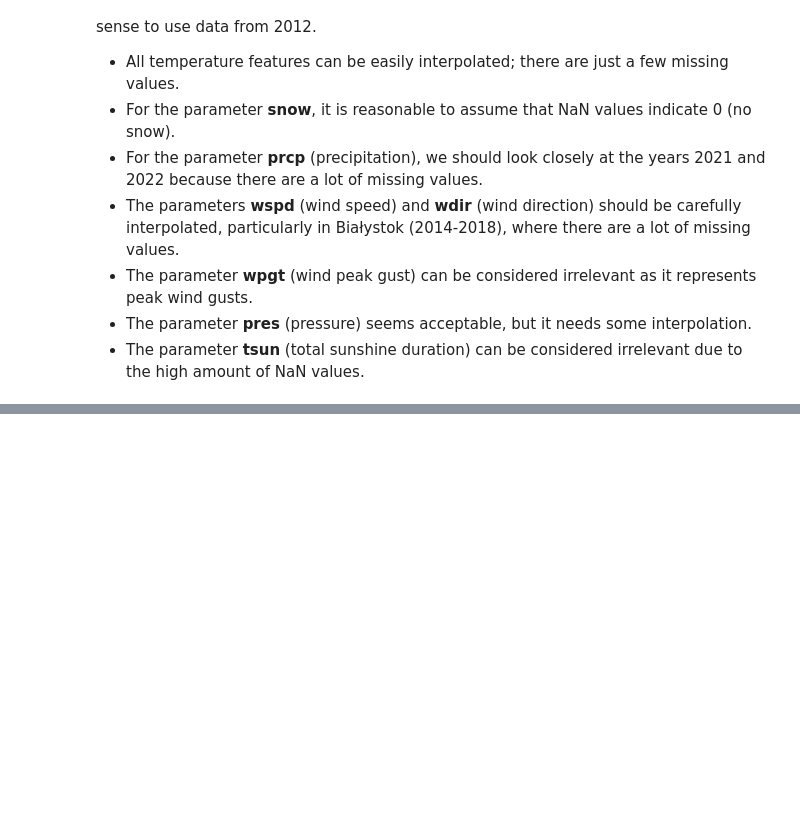
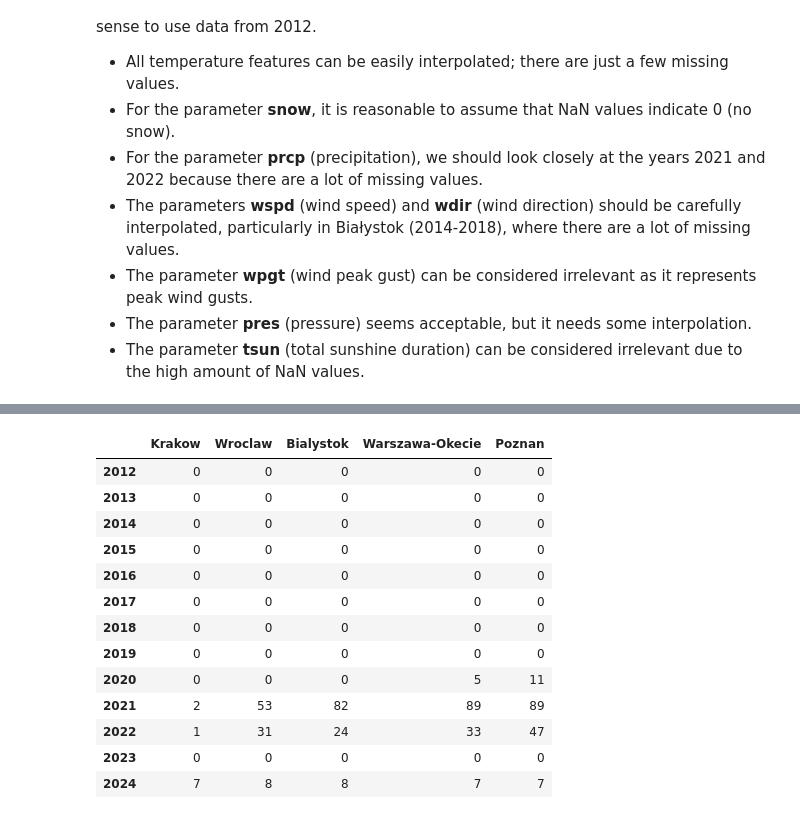
Before and after one commit to Matthev00/Meteo_model, a Jupyter notebook: notebooks/02_exploratory_data_analysis.ipynb, the cells around one changed output, grey strips where cells are left out. Saved outputs shown, nothing was run; the diff lists cells and outputs as text; code cells hidden in the pictures; blank space fills up the shorter version.

Commit message:
chore: figuring out how to handle missing values in data Related #6 #11

```diff
--- a/notebooks/02_exploratory_data_analysis.ipynb
+++ b/notebooks/02_exploratory_data_analysis.ipynb
@@ -407,0 +488,3 @@ After a thorough analysis of the occurrence of NaN values, I conclude that it ma
+# %%
+for df, file_name in dataframes:
+    df['pres'].interpolate(method='linear', limit=2, limit_direction='both', inplace=True)
@@ -407,0 +500,4 @@ After a thorough analysis of the occurrence of NaN values, I conclude that it ma
+# %%
+for df, file_name in dataframes:
+    df['wdir'].interpolate(method='nearest', limit=2, limit_direction='both', inplace=True)
+    df['wspd'].interpolate(method='linear', limit=2, limit_direction='both', inplace=True)
@@ -407,0 +528,36 @@ After a thorough analysis of the occurrence of NaN values, I conclude that it ma
+# %%
+for df, file_name in dataframes:
+    station_name = file_name.split("/")[-1].split("_")[0]
+    if station_name == "Warszawa":
+        station_name = "Warszawa-Modlin"
+    year = file_name.split("/")[-2]
+
+    if int(year) < 2012:
+        continue
+    if station_name not in nan_tavg:
+        nan_tavg[station_name] = {}
+        nan_tmin[station_name] = {}
+        nan_tmax[station_name] = {}
+        nan_prcp[station_name] = {}
+        nan_snow[station_name] = {}
+        nan_wdir[station_name] = {}
+        nan_wspd[station_name] = {}
+        nan_pres[station_name] = {}
+
+    nan_tavg[station_name][year] = df.tavg.isna().sum()
+    nan_tmin[station_name][year] = df.tmin.isna().sum()
+    nan_tmax[station_name][year] = df.tmax.isna().sum()
+    nan_prcp[station_name][year] = df.prcp.isna().sum()
+    nan_snow[station_name][year] = df.snow.isna().sum()
+    nan_wdir[station_name][year] = df.wdir.isna().sum()
+    nan_wspd[station_name][year] = df.wspd.isna().sum()
+    nan_pres[station_name][year] = df.pres.isna().sum()
+# %%
+nan_tavg_df = pd.DataFrame(nan_tavg).T.sort_index(axis=1).T.fillna(365)
+nan_tmin_df = pd.DataFrame(nan_tmin).T.sort_index(axis=1).T.fillna(365)
+nan_tmax_df = pd.DataFrame(nan_tmax).T.sort_index(axis=1).T.fillna(365)
+nan_prcp_df = pd.DataFrame(nan_prcp).T.sort_index(axis=1).T.fillna(365)
+nan_snow_df = pd.DataFrame(nan_snow).T.sort_index(axis=1).T.fillna(365)
+nan_wdir_df = pd.DataFrame(nan_wdir).T.sort_index(axis=1).T.fillna(365)
+nan_wspd_df = pd.DataFrame(nan_wspd).T.sort_index(axis=1).T.fillna(365)
+nan_pres_df = pd.DataFrame(nan_pres).T.sort_index(axis=1).T.fillna(365)
@@ -407,0 +586,17 @@ After a thorough analysis of the occurrence of NaN values, I conclude that it ma
+# %%
+nan_prcp_df
+# %% [output]
+|  | Krakow | Wroclaw | Bialystok | Warszawa-Okecie | Poznan |
+| 2012 | 0 | 0 | 0 | 0 | 0 |
+| 2013 | 0 | 0 | 0 | 0 | 0 |
+| 2014 | 0 | 0 | 0 | 0 | 0 |
+| 2015 | 0 | 0 | 0 | 0 | 0 |
+| 2016 | 0 | 0 | 0 | 0 | 0 |
+| 2017 | 0 | 0 | 0 | 0 | 0 |
+| 2018 | 0 | 0 | 0 | 0 | 0 |
+| 2019 | 0 | 0 | 0 | 0 | 0 |
+| 2020 | 0 | 0 | 0 | 5 | 11 |
+| 2021 | 2 | 53 | 82 | 89 | 89 |
+| 2022 | 1 | 31 | 24 | 33 | 47 |
+| 2023 | 0 | 0 | 0 | 0 | 0 |
+| 2024 | 7 | 8 | 8 | 7 | 7 |
```
Also changed, not shown: parts of 33 cells of this notebook.
